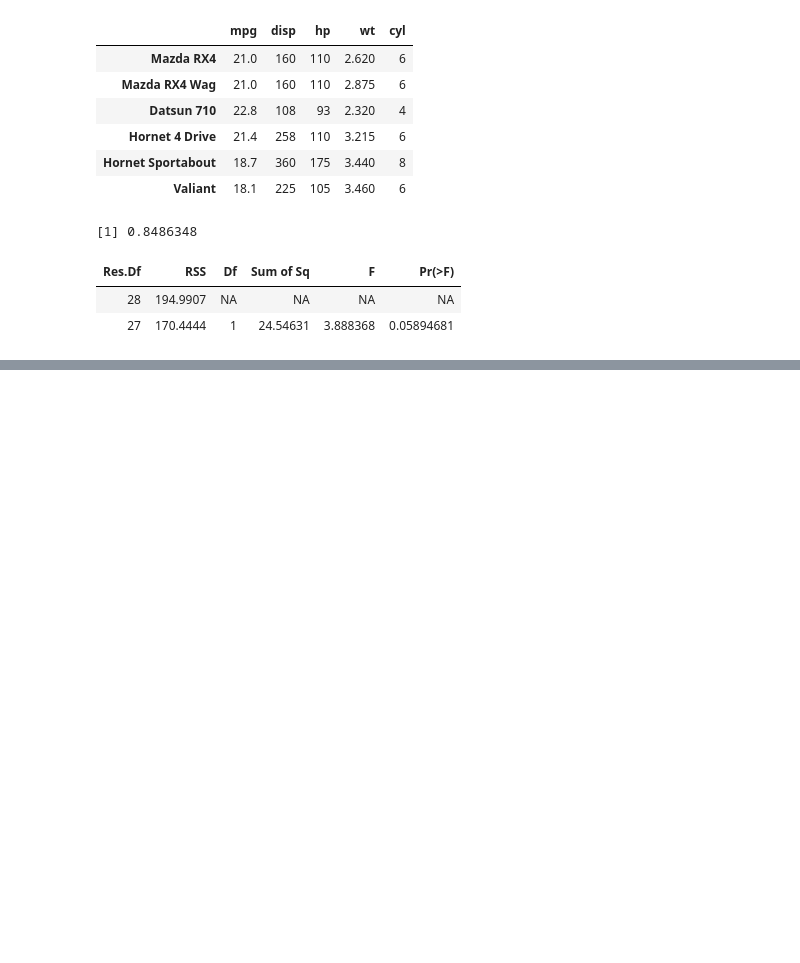
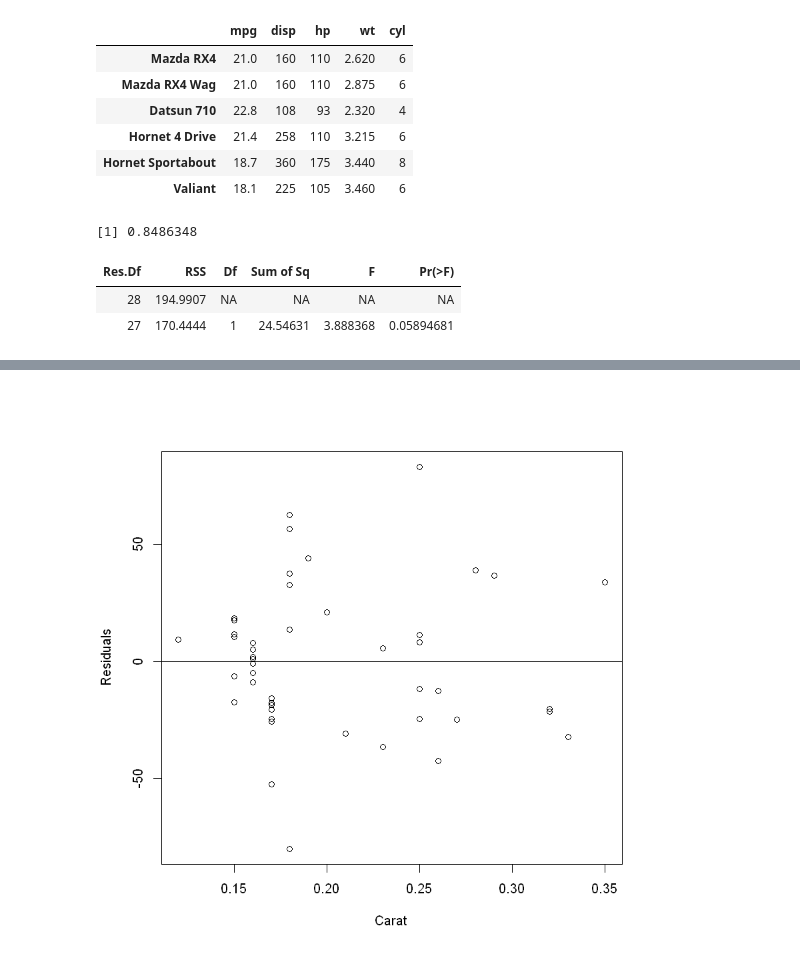
Before and after one commit to hannansatopay/DSML-R, a Jupyter notebook: Notebook/Regression II.ipynb, the cells around one changed output, grey strips where cells are left out. Cells and saved outputs as stored; diff of their text form; code cells hidden in the pictures; blank space fills up the shorter version.

```diff
--- a/Notebook/Regression II.ipynb
+++ b/Notebook/Regression II.ipynb
@@ -169,0 +187,4 @@ anova(model1, model2)
+# %%
+poly_fit <- lm(price ~ poly(carat, 3, raw = TRUE), data = diamond)
+coef(poly_fit)
+summary(poly_fit)$r.squared
@@ -169,0 +208,5 @@ anova(model1, model2)
+# %%
+plot(diamond$carat, resid(poly_fit), ylab = "Residuals", xlab = "Carat")
+abline(0, 0)
+# %% [output]
+[figure, added]
```
Also changed, not shown: parts of 16 cells of this notebook.
